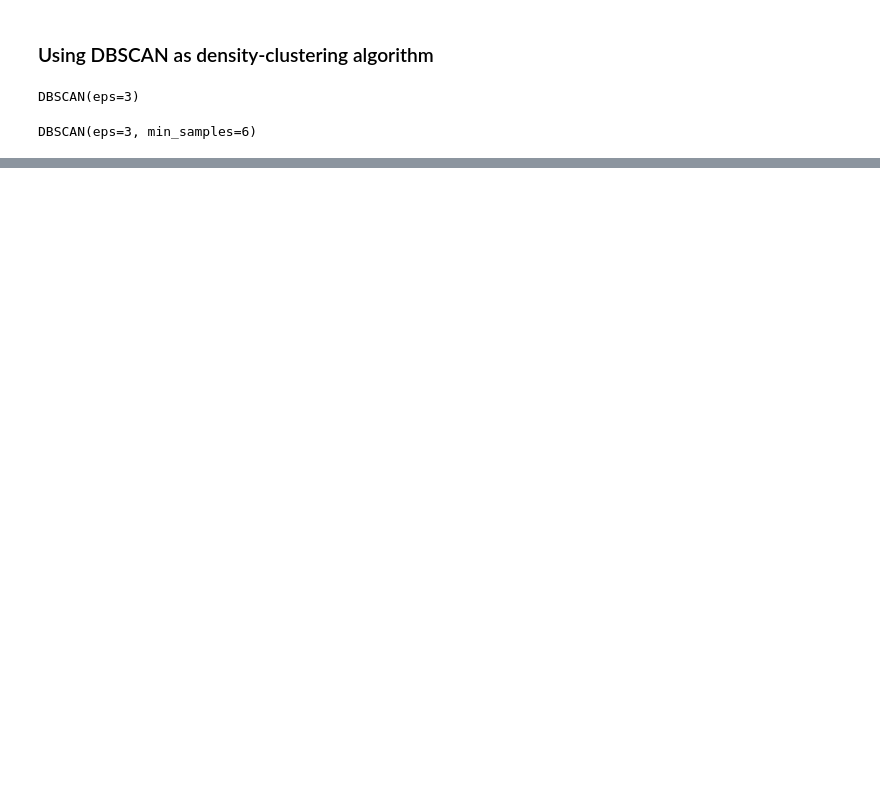
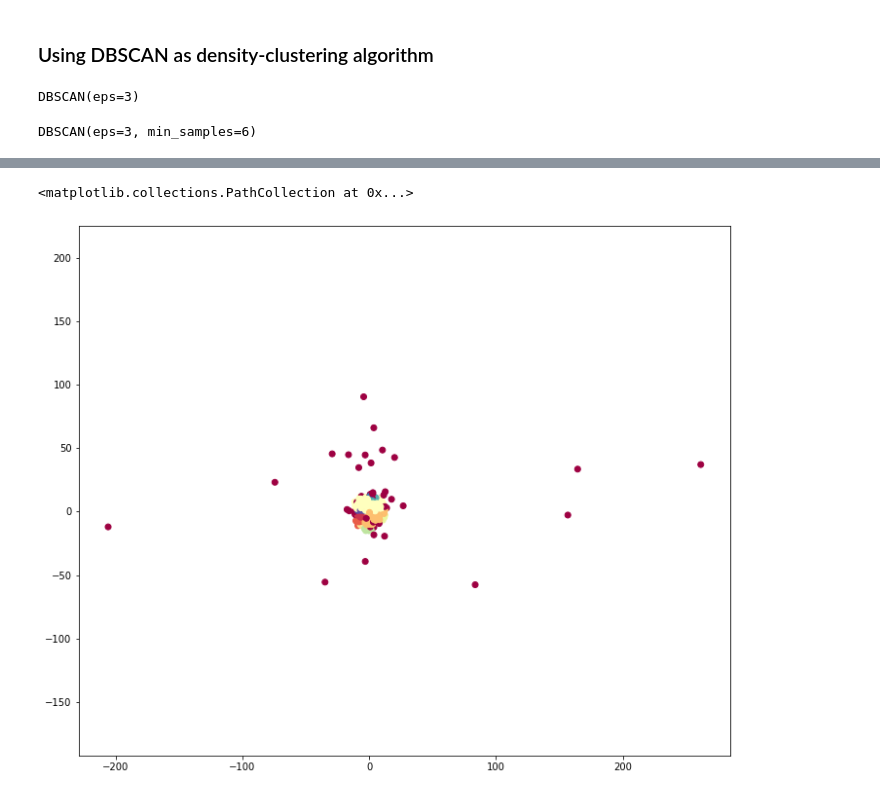
Before and after one commit to dhruvjha206/Unsupervised-Text-Clustering-using-NLP, a Jupyter notebook: Clustering of phrases v4.ipynb, the cells around one changed output, grey strips where cells are left out. Drawn from its saved outputs; the diff is of its cells as text; code cells hidden in the pictures; blank space fills up the shorter version.

Commit message:
updated with relevant figures

```diff
--- a/Clustering of phrases v4.ipynb
+++ b/Clustering of phrases v4.ipynb
@@ -240,0 +250,8 @@ Name: phrase, dtype: int64
+# %%
+plt.subplots(figsize=(12, 10))
+plt.axis('equal')
+
+plt.scatter(df_tsne[0], df_tsne[1], c=df['tSNE-DBSCAN Label'], cmap = plt.cm.Spectral)
+# %% [output]
+<matplotlib.collections.PathCollection at 0x...>
+[figure, added]
```
Also changed, not shown: parts of 10 cells of this notebook.
